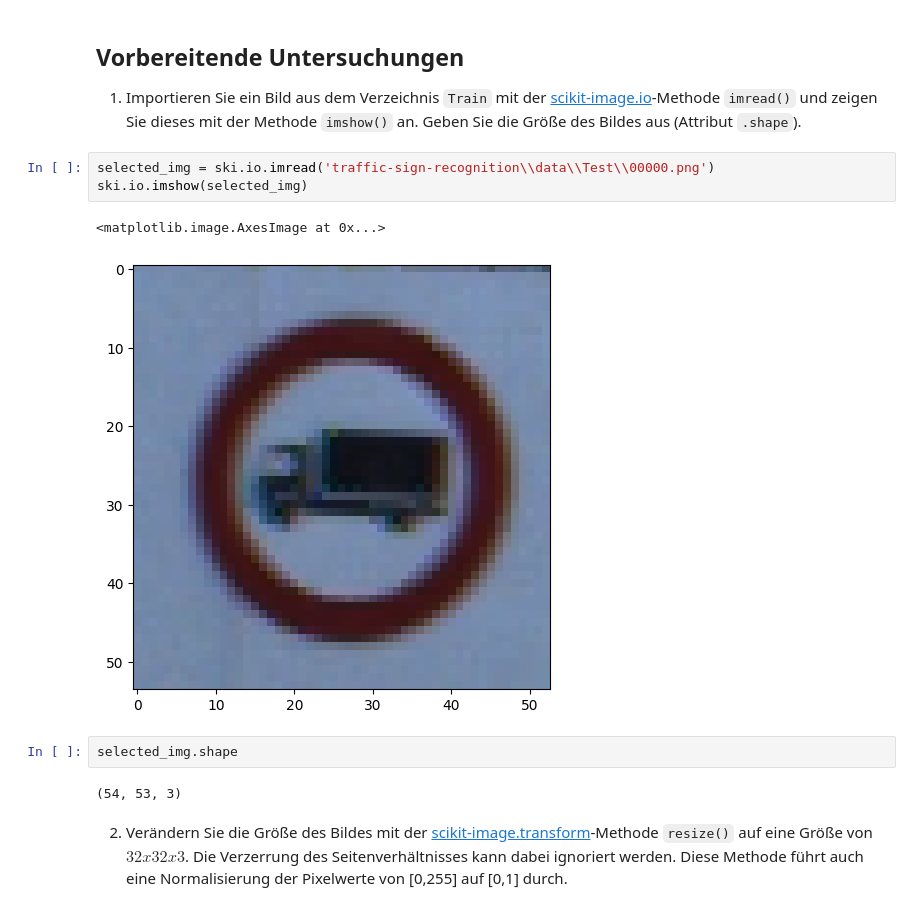
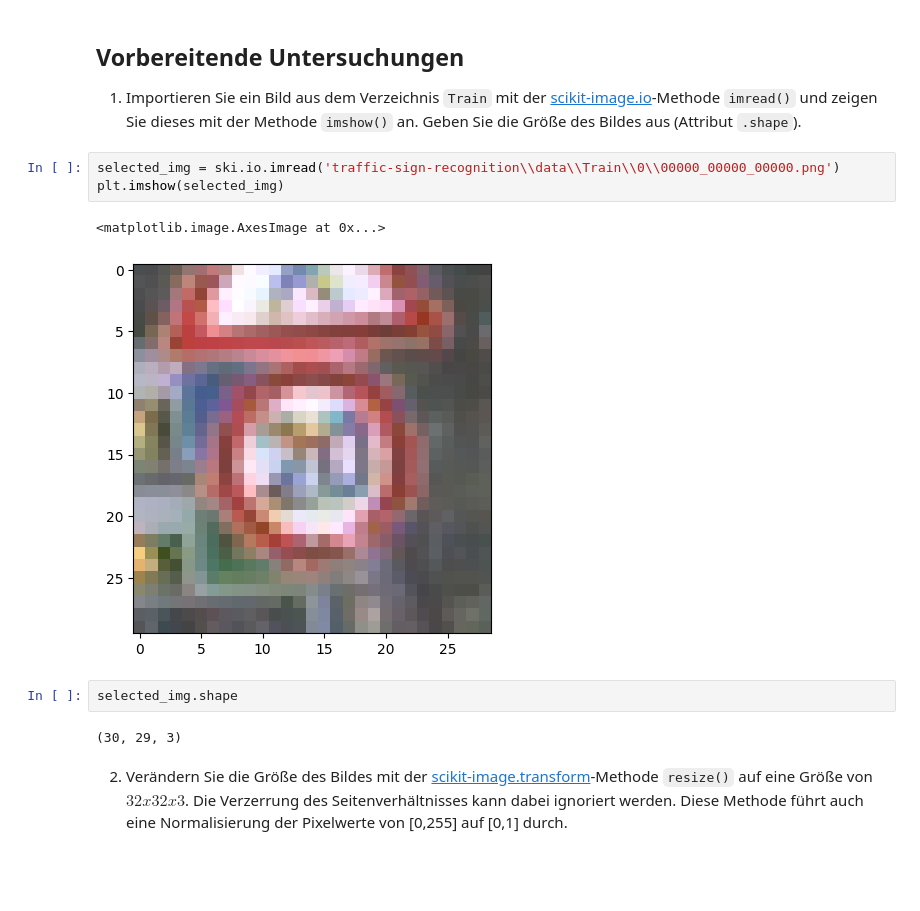
Before and after one commit to PatrykGadziomski/Data-Mining-and-Pattern-Recognition-HdM, a Jupyter notebook: Experiment 6 - CNN/Versuch_TrafficSignClassification.ipynb, the cells around one changed output. Saved outputs shown, nothing was run; the diff lists cells and outputs as text; blank space fills up the shorter version.

```diff
--- a/Experiment 6 - CNN/Versuch_TrafficSignClassification.ipynb
+++ b/Experiment 6 - CNN/Versuch_TrafficSignClassification.ipynb
@@ -61,15 +61,15 @@ from sklearn.metrics import classification_report
 ## Vorbereitende Untersuchungen
 1. Importieren Sie ein Bild aus dem Verzeichnis `Train` mit der [scikit-image.io](https://scikit-image.org/docs/stable/api/skimage.io.html)-Methode `imread()` und zeigen Sie dieses mit der Methode `imshow()` an. Geben Sie die Größe des Bildes aus (Attribut `.shape`).
 # %%
-selected_img = ski.io.imread('traffic-sign-recognition\\data\\Test\\00000.png')
-ski.io.imshow(selected_img)
+selected_img = ski.io.imread('traffic-sign-recognition\\data\\Train\\0\\00000_00000_00000.png')
+plt.imshow(selected_img)
 # %% [output]
 <matplotlib.image.AxesImage at 0x...>
-[figure, old version]
+[figure, new version]
 # %%
 selected_img.shape
 # %% [output]
-(54, 53, 3)
+(30, 29, 3)
 # %% [markdown]
 2. Verändern Sie die Größe des Bildes mit der [scikit-image.transform](https://scikit-image.org/docs/stable/api/skimage.transform.html)-Methode `resize()` auf eine Größe von $32x32x3$. Die Verzerrung des Seitenverhältnisses kann dabei ignoriert werden. Diese Methode führt auch eine Normalisierung der Pixelwerte von [0,255] auf [0,1] durch.
 # %%
```
Also changed, not shown: parts of 24 cells of this notebook.
